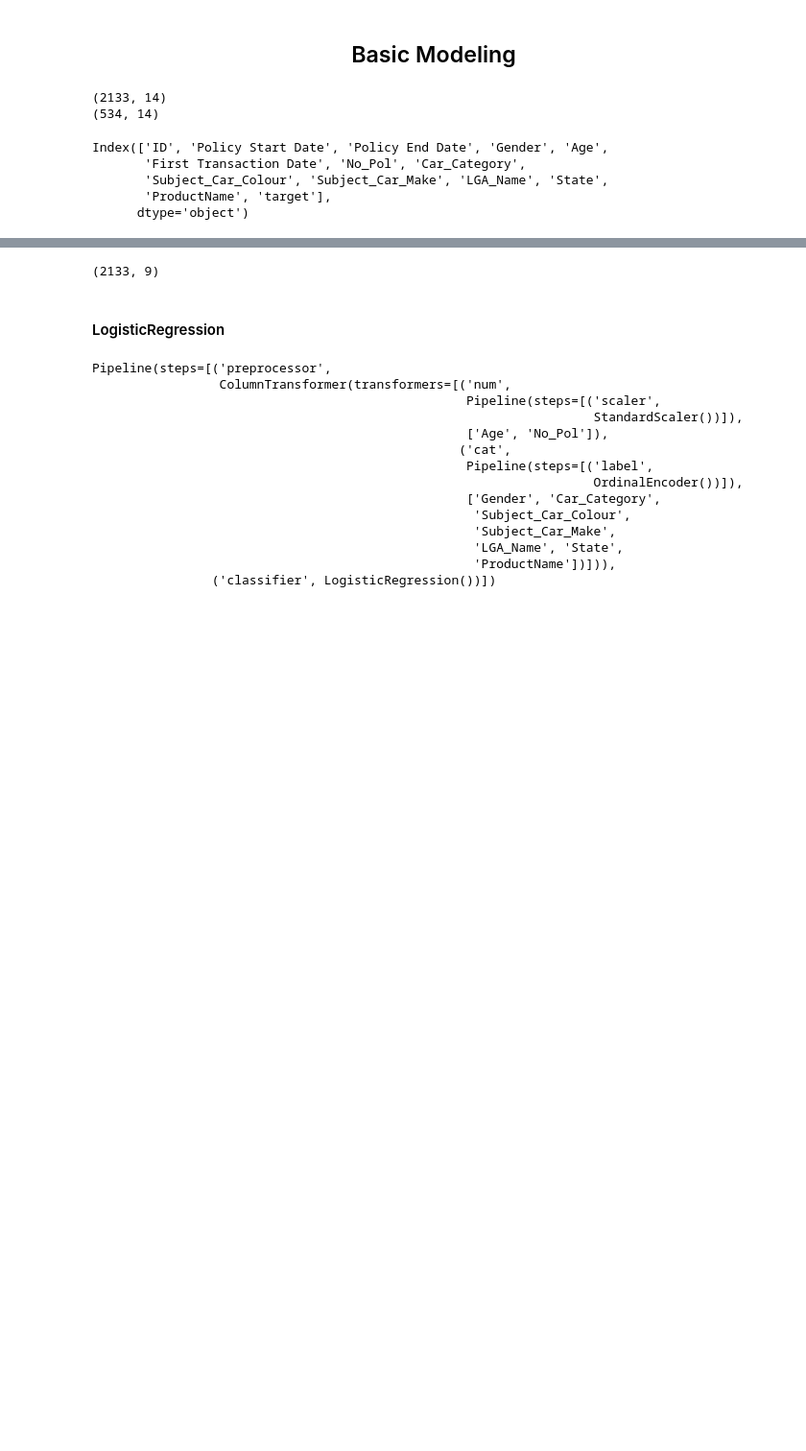
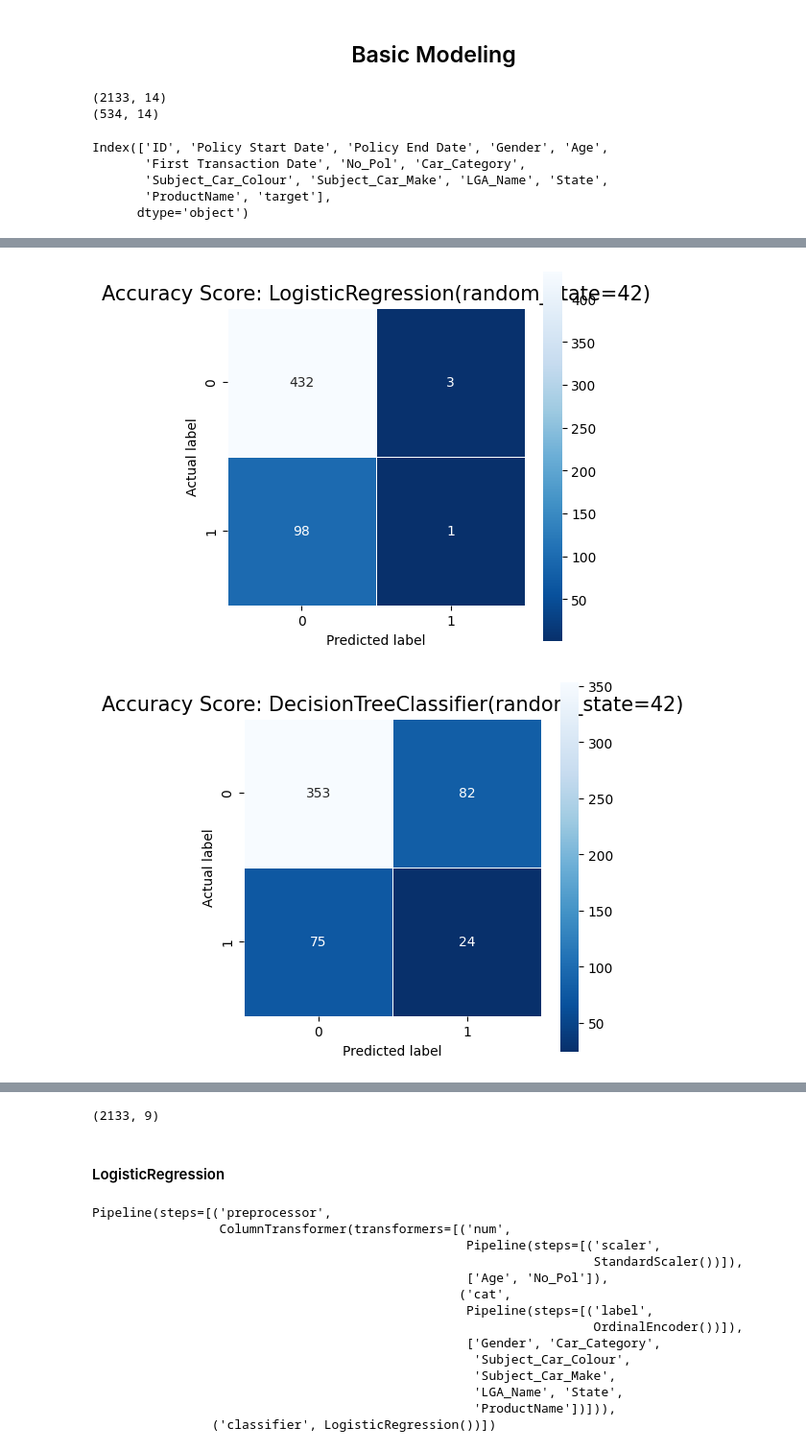
Before and after one commit to Gbekoilias/Auto-Insurance-Claim-Prediction, a Jupyter notebook: modeling.ipynb, the cells around one changed output, grey strips where cells are left out. Shown at 96% size. Cells and saved outputs as stored; diff of their text form; code cells hidden in the pictures; blank space fills up the shorter version.

```diff
--- a/modeling.ipynb
+++ b/modeling.ipynb
@@ -171,3 +179,9 @@ Index(['ID', 'Policy Start Date', 'Policy End Date', 'Gender', 'Age',
        'Subject_Car_Colour', 'Subject_Car_Make', 'LGA_Name', 'State',
        'ProductName', 'target'],
       dtype='object')
+# %%
+columns = ['Gender','Age','No_Pol','Car_Category','Subject_Car_Colour', 'Subject_Car_Make', 'LGA_Name', 'State','ProductName', 'target']
+categorical_features = ['Gender','Car_Category','Subject_Car_Colour', 'Subject_Car_Make', 'LGA_Name', 'State','ProductName']
+numerical_features = ['Age','No_Pol']
+df = df[columns].copy()
+df.head()
@@ -182,0 +332,24 @@ categorical_features = ['Gender','Car_Category','Subject_Car_Colour', 'Subject_C
+# %%
+# Assuming models is a list of your trained models
+# and names is a list of the names of your models
+#provide a list of mytrained models
+models = [log_model, dt_model, knn_model, gb_model, rf_model, lgbm_model, xgb_model]
+names = ["Logistic Regression", "Decision Tree", "KNN", "Gradient Boosting", "Random Forest",    "LightGBM", "XGB"]
+metrics = []
+
+for name, model in zip(names, models):
+    # Get predictions
+    y_pred = model.predict(X_test)
+
+    # Calculate metrics
+    f1 = f1_score(y_test, y_pred)
+    recall = recall_score(y_test, y_pred)
+    precision = precision_score(y_test, y_pred)
+
+    # Append metrics to the list
+    metrics.append([name, f1, recall, precision])
+
+# Create a DataFrame from the metrics
+model_comparison = pd.DataFrame(metrics, columns=["Model", "F1 Score", "Recall", "Precision"])
+
+model_comparison
@@ -182,0 +365,14 @@ categorical_features = ['Gender','Car_Category','Subject_Car_Colour', 'Subject_C
+# %%
+#for loop to print out the confusion matrix for each model using seaborn heatmap
+for model in models:
+    cm = confusion_matrix(y_test, model.predict(X_test))
+    plt.figure(figsize=(5,5))
+    sns.heatmap(cm, annot=True, fmt=".0f", linewidths=.5, square = True, cmap = 'Blues_r');
+    plt.ylabel('Actual label');
+    plt.xlabel('Predicted label');
+    all_sample_title = 'Accuracy Score: {0}'.format(model)
+    plt.title(all_sample_title, size = 15);
+    plt.show()
+# %% [output]
+[figure, added]
+[figure, added]
```
Also changed, not shown: parts of 14 cells of this notebook, 2 other files.
